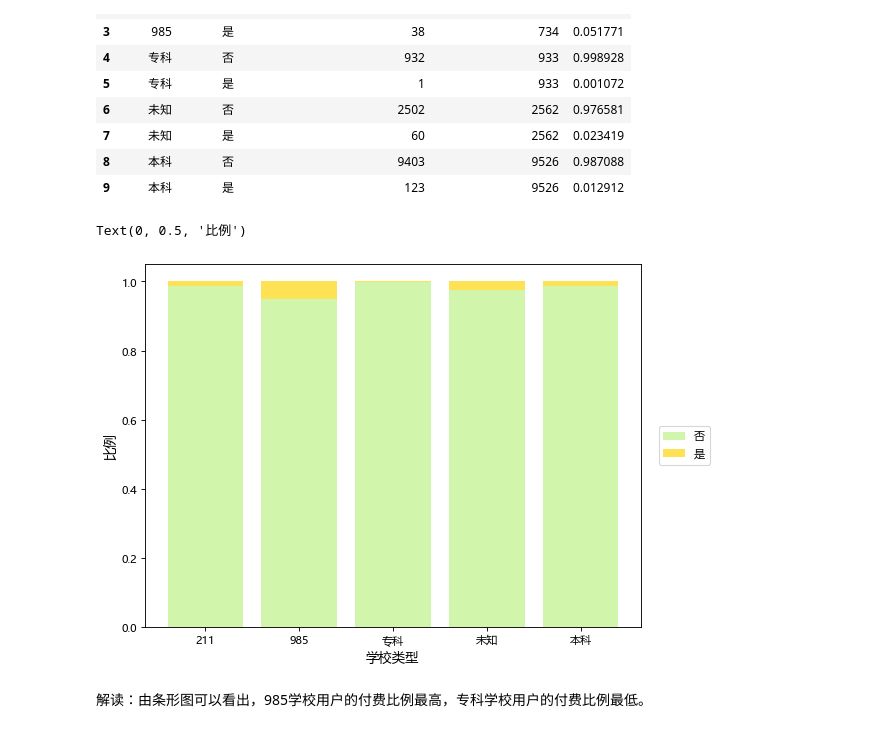
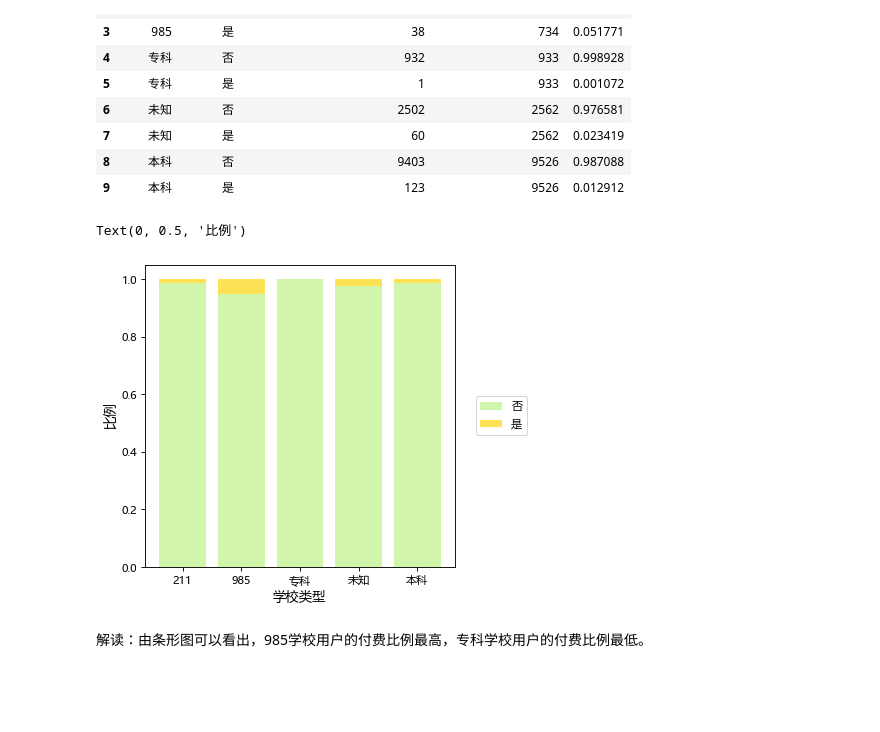
Before and after one commit to peppermint-w/Bear-Club-Talent-Plan-Phase-6_2021.7.19-2021.8.15, a Jupyter notebook: TASK05 决策树与随机森林/TASK05 决策树、随机森林与logistic回归.ipynb, the cells around one changed output. Saved outputs shown, nothing was run; the diff lists cells and outputs as text; code cells hidden in the pictures; blank space fills up the shorter version.

```diff
--- a/TASK05 决策树与随机森林/TASK05 决策树、随机森林与logistic回归.ipynb
+++ b/TASK05 决策树与随机森林/TASK05 决策树、随机森林与logistic回归.ipynb
@@ -204,26 +205,26 @@ PayVSUniversity
 | 8 | 本科 | 否 | 9403 | 9526 | 0.987088 |
 | 9 | 本科 | 是 | 123 | 9526 | 0.012912 |
 # %%
-plt.figure(figsize = (8,6), dpi = 80)
+plt.figure(figsize = (5,5), dpi = 80)
 
 #绘制条形图
 plt.bar(PayVSUniversity['学校类型'].unique().tolist()
        ,PayVSUniversity['百分比'][0:len(PayVSUniversity):2].values.tolist()
        ,label = '否'
        ,color = '#D1F5AB'
        )
 plt.bar(PayVSUniversity['学校类型'].unique().tolist()
        ,PayVSUniversity['百分比'][1:len(PayVSUniversity):2].values.tolist()
        ,label = '是'
        ,color = '#FDE255'
        ,bottom = PayVSUniversity['百分比'][0:len(PayVSUniversity):2].values.tolist()
        )
-plt.legend(loc = 'right', bbox_to_anchor=(1.15, 0.5))
+plt.legend(loc = 'right', bbox_to_anchor=(1.25, 0.5))
 plt.xlabel('学校类型', fontsize = 12)
 plt.ylabel('比例', fontsize = 12)
 # %% [output]
 Text(0, 0.5, '比例')
-[figure, old version]
+[figure, new version]
 # %% [markdown]
 解读：由条形图可以看出，985学校用户的付费比例最高，专科学校用户的付费比例最低。
 # %% [markdown]
```
Also changed, not shown: parts of 4 cells of this notebook.
